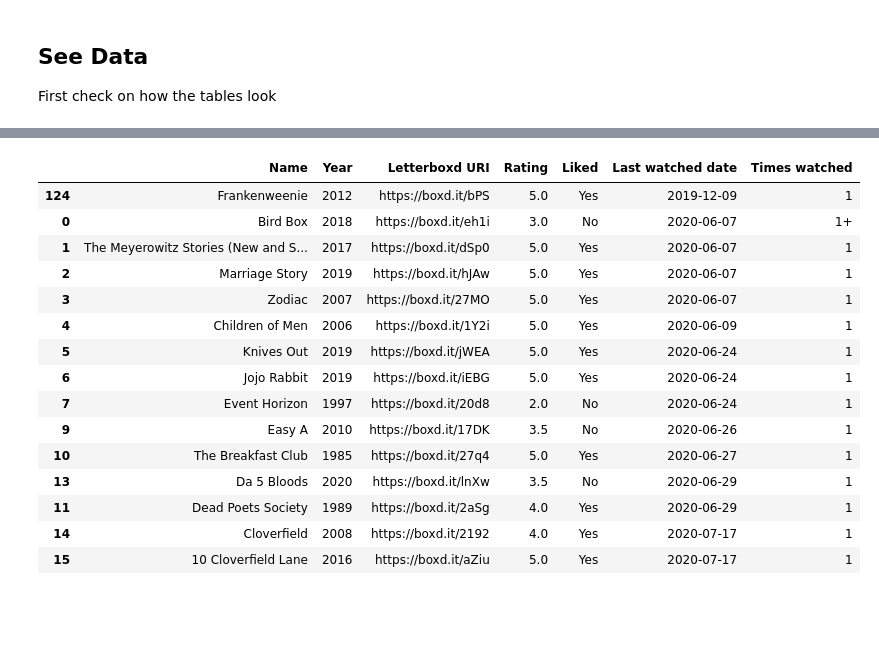
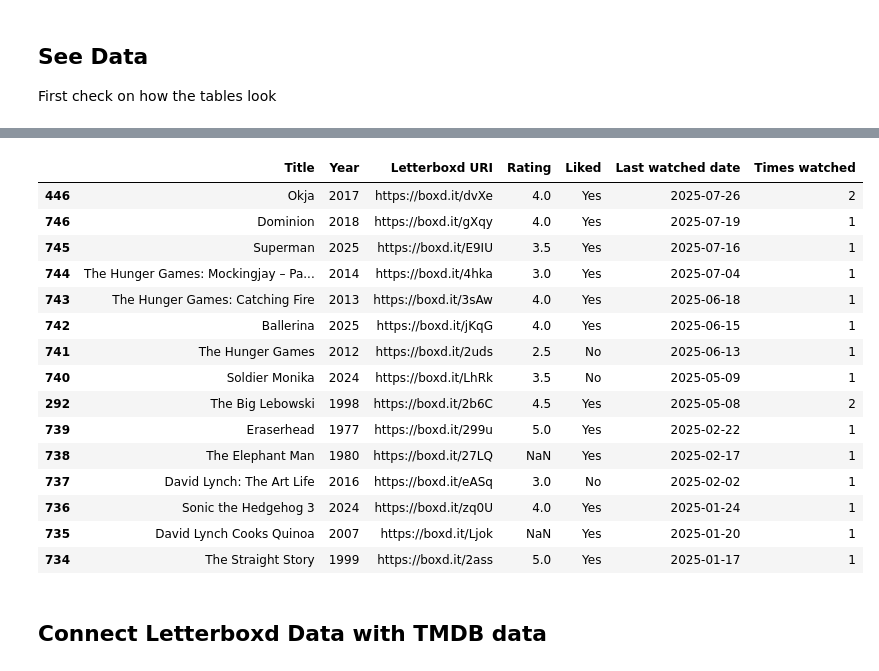
Before and after one commit to bugshugs/letterboxd-KG, a Jupyter notebook: notebook.ipynb, the cells around one changed output, grey strips where cells are left out. Cells and saved outputs as stored; diff of their text form; code cells hidden in the pictures; blank space fills up the shorter version.

Commit message:
Implemented TMDB connection

```diff
--- a/notebook.ipynb
+++ b/notebook.ipynb
@@ -150,50 +170,50 @@ merged = pd.merge(
     last_watched,
     on=["Name", "Year"],
     how="left"
 )
 
 # Add "Times watched" information
 
 # Step 1: Sort diary by "Watched Date" so earliest watches come first
 diary_sorted = diary.sort_values("Watched Date")
 
 # Step 2: Define a function to count watches and check if first was a rewatch
 def get_times_watched(group):
     count = len(group)
     first_rewatch = group.iloc[0]["Rewatch"] == "Yes"
     return f"{count}+" if first_rewatch else str(count)
 
 # Step 3: Group and apply, excluding group keys from the inner DataFrame
 times_watched = diary_sorted.groupby(["Name", "Year"], group_keys=False).apply(
     get_times_watched
 ).reset_index(name="Times watched")
 
 
 # Step 4: Merge into the main DataFrame
-merged = pd.merge(
+merged = (pd.merge(
     merged,
     times_watched,
     on=["Name", "Year"],
     how="left"
-)
-
-merged = merged.sort_values(by="Last watched date", ascending=True)
+).rename(columns={'Name': 'Title'}).sort_values(by="Last watched date", ascending=False))
 
 merged.head(15)
 # %% [output]
-|  | Name | Year | Letterboxd URI | Rating | Liked | Last watched date | Times watched |
-| 124 | Frankenweenie | 2012 | https://boxd.it/bPS | 5.0 | Yes | 2019-12-09 | 1 |
-| 0 | Bird Box | 2018 | https://boxd.it/eh1i | 3.0 | No | 2020-06-07 | 1+ |
-| 1 | The Meyerowitz Stories (New and S... | 2017 | https://boxd.it/dSp0 | 5.0 | Yes | 2020-06-07 | 1 |
-| 2 | Marriage Story | 2019 | https://boxd.it/hJAw | 5.0 | Yes | 2020-06-07 | 1 |
-| 3 | Zodiac | 2007 | https://boxd.it/27MO | 5.0 | Yes | 2020-06-07 | 1 |
-| 4 | Children of Men | 2006 | https://boxd.it/1Y2i | 5.0 | Yes | 2020-06-09 | 1 |
-| 5 | Knives Out | 2019 | https://boxd.it/jWEA | 5.0 | Yes | 2020-06-24 | 1 |
-| 6 | Jojo Rabbit | 2019 | https://boxd.it/iEBG | 5.0 | Yes | 2020-06-24 | 1 |
-| 7 | Event Horizon | 1997 | https://boxd.it/20d8 | 2.0 | No | 2020-06-24 | 1 |
-| 9 | Easy A | 2010 | https://boxd.it/17DK | 3.5 | No | 2020-06-26 | 1 |
-| 10 | The Breakfast Club | 1985 | https://boxd.it/27q4 | 5.0 | Yes | 2020-06-27 | 1 |
-| 13 | Da 5 Bloods | 2020 | https://boxd.it/lnXw | 3.5 | No | 2020-06-29 | 1 |
-| 11 | Dead Poets Society | 1989 | https://boxd.it/2aSg | 4.0 | Yes | 2020-06-29 | 1 |
-| 14 | Cloverfield | 2008 | https://boxd.it/2192 | 4.0 | Yes | 2020-07-17 | 1 |
-| 15 | 10 Cloverfield Lane | 2016 | https://boxd.it/aZiu | 5.0 | Yes | 2020-07-17 | 1 |
+|  | Title | Year | Letterboxd URI | Rating | Liked | Last watched date | Times watched |
+| 446 | Okja | 2017 | https://boxd.it/dvXe | 4.0 | Yes | 2025-07-26 | 2 |
+| 746 | Dominion | 2018 | https://boxd.it/gXqy | 4.0 | Yes | 2025-07-19 | 1 |
+| 745 | Superman | 2025 | https://boxd.it/E9IU | 3.5 | Yes | 2025-07-16 | 1 |
+| 744 | The Hunger Games: Mockingjay – Pa... | 2014 | https://boxd.it/4hka | 3.0 | Yes | 2025-07-04 | 1 |
+| 743 | The Hunger Games: Catching Fire | 2013 | https://boxd.it/3sAw | 4.0 | Yes | 2025-06-18 | 1 |
+| 742 | Ballerina | 2025 | https://boxd.it/jKqG | 4.0 | Yes | 2025-06-15 | 1 |
+| 741 | The Hunger Games | 2012 | https://boxd.it/2uds | 2.5 | No | 2025-06-13 | 1 |
+| 740 | Soldier Monika | 2024 | https://boxd.it/LhRk | 3.5 | No | 2025-05-09 | 1 |
+| 292 | The Big Lebowski | 1998 | https://boxd.it/2b6C | 4.5 | Yes | 2025-05-08 | 2 |
+| 739 | Eraserhead | 1977 | https://boxd.it/299u | 5.0 | Yes | 2025-02-22 | 1 |
+| 738 | The Elephant Man | 1980 | https://boxd.it/27LQ | NaN | Yes | 2025-02-17 | 1 |
+| 737 | David Lynch: The Art Life | 2016 | https://boxd.it/eASq | 3.0 | No | 2025-02-02 | 1 |
+| 736 | Sonic the Hedgehog 3 | 2024 | https://boxd.it/zq0U | 4.0 | Yes | 2025-01-24 | 1 |
+| 735 | David Lynch Cooks Quinoa | 2007 | https://boxd.it/Ljok | NaN | Yes | 2025-01-20 | 1 |
+| 734 | The Straight Story | 1999 | https://boxd.it/2ass | 5.0 | Yes | 2025-01-17 | 1 |
+# %% [markdown]
+## Connect Letterboxd Data with TMDB data
```
Also changed, not shown: parts of 8 cells of this notebook, 4 other files.
